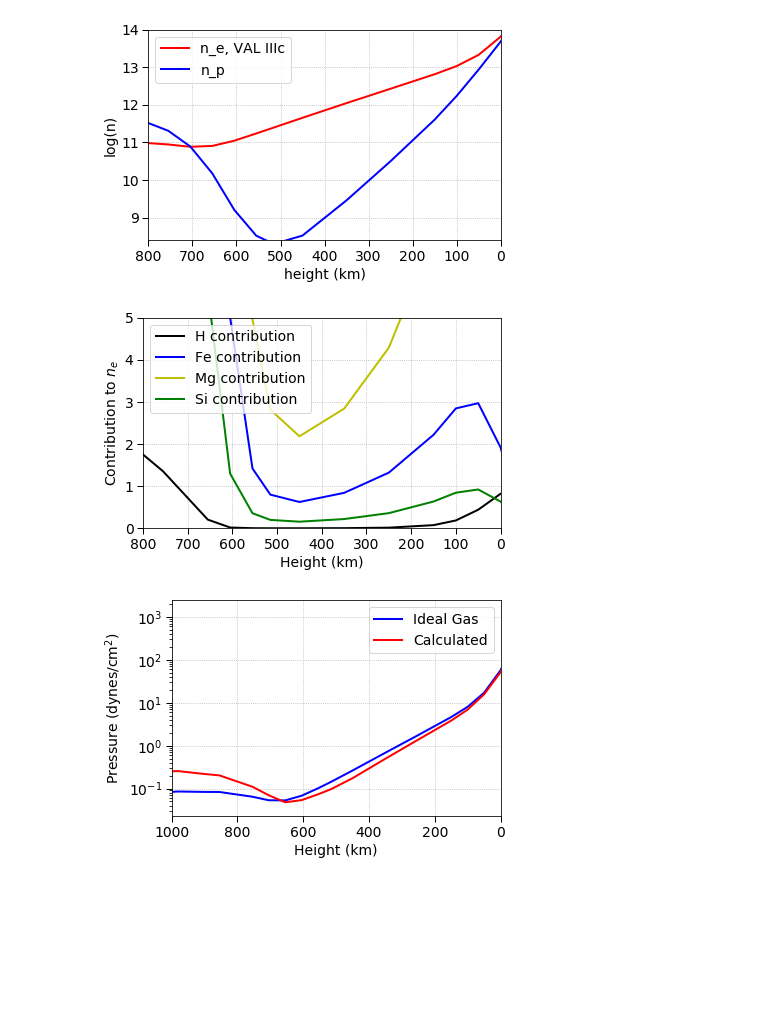
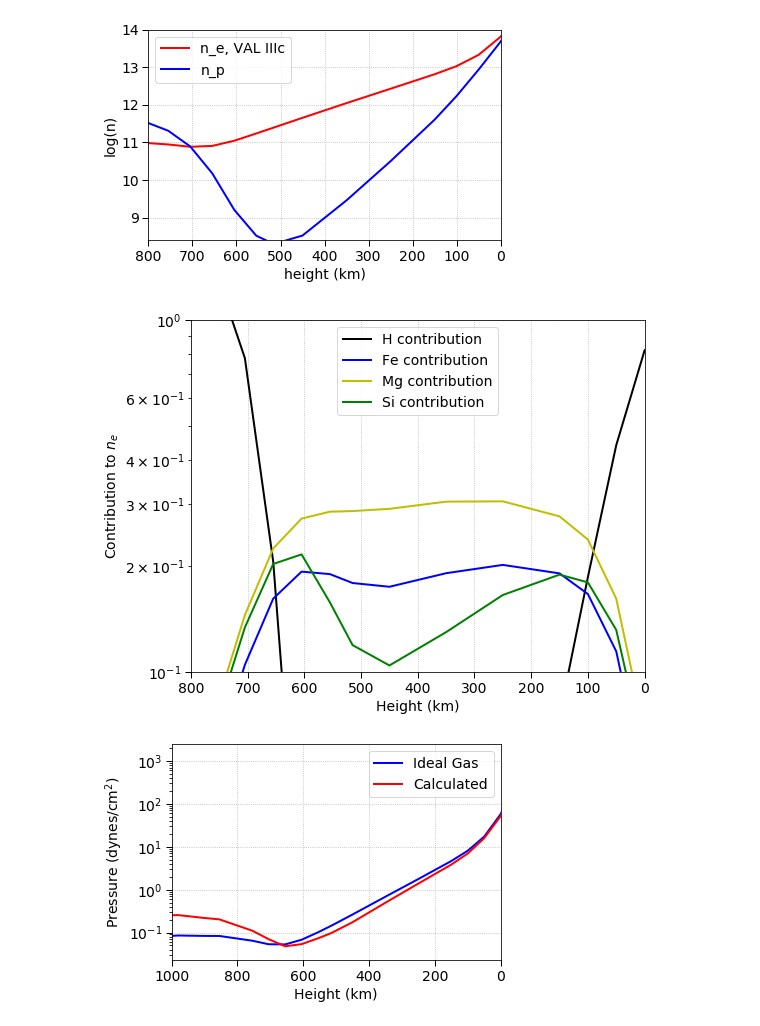
Before and after one commit to abelles520/thick_rt, a Jupyter notebook: thick_rt/notebooks/hw9.ipynb, the cells around one changed output. Drawn from its saved outputs; the diff is of its cells as text; code cells hidden in the pictures; blank space fills up the shorter version.

```diff
--- a/thick_rt/notebooks/hw9.ipynb
+++ b/thick_rt/notebooks/hw9.ipynb
@@ -87,28 +87,30 @@ A_fe = 2.75e-5
 A_mg = 3.80e-5
 A_si = 3.55e-5
 # %%
-n_fe = np.array(phi_fe_array)/Pe_calc_array*A_fe*df_val['n_H'].values
-n_mg = np.array(phi_mg_array)/Pe_calc_array*A_mg*df_val['n_H'].values
-n_si = np.array(phi_si_array)/Pe_calc_array*A_si*df_val['n_H'].values
-n_h_e = np.asarray(phi_array)/Pe_calc_array*df_val['n_H'].values
+n_fe = np.array(phi_fe_array)/Pe_calc_array*A_fe*df_val['n_H'].values/(1+np.array(phi_fe_array)/Pe_calc_array)
+n_mg = np.array(phi_mg_array)/Pe_calc_array*A_mg*df_val['n_H'].values/(1+np.array(phi_mg_array)/Pe_calc_array)
+n_si = np.array(phi_si_array)/Pe_calc_array*A_si*df_val['n_H'].values/(1+np.array(phi_si_array)/Pe_calc_array)
+n_h_e = np.asarray(phi_array)/Pe_calc_array*df_val['n_H'].values/(1+np.asarray(phi_array)/Pe_calc_array)
 # %%
 h_cont = n_h_e/df_val['n_e'].values
 fe_cont = n_fe/df_val['n_e'].values
 mg_cont = n_mg/df_val['n_e'].values
 si_cont = n_si/df_val['n_e'].values
 # %%
+plt.figure(figsize=(8,6))
 plt.plot(df_val['h'].values, h_cont, 'k-', label='H contribution')
 plt.plot(df_val['h'].values, fe_cont, 'b-', label='Fe contribution')
 plt.plot(df_val['h'].values, mg_cont, 'y-', label='Mg contribution')
 plt.plot(df_val['h'].values, si_cont, 'g-', label='Si contribution')
 plt.xlabel('Height (km)')
 plt.ylabel(r'Contribution to $n_e$')
 plt.xlim([800, 0])
-plt.ylim([0,5])
+plt.ylim([0.1,1])
+plt.yscale('log')
 plt.legend()
 plt.savefig('contribution_to_e_wrong.pdf')
 # %% [output]
-[figure, old version]
+[figure, new version]
 # %%
 # problem 19
 
```
Also changed, not shown: parts of 3 cells of this notebook, 4 other files.
